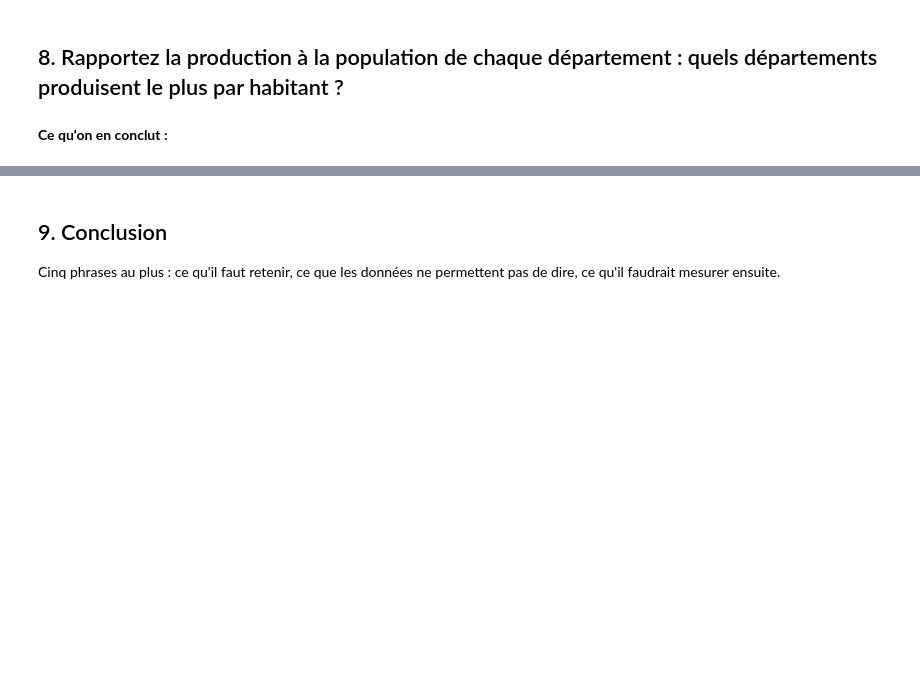
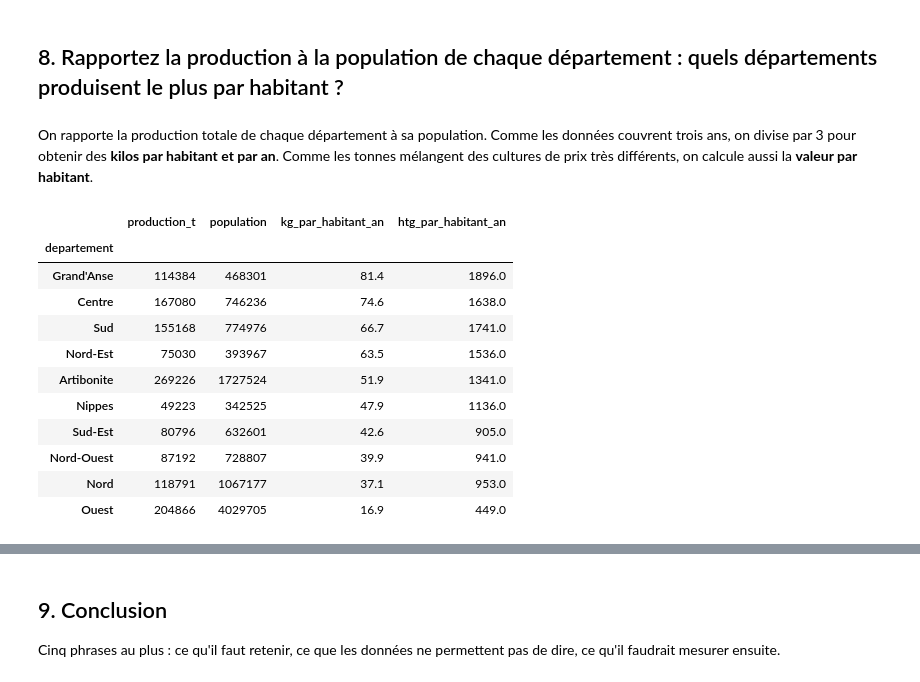
Before and after one commit to josilwilensky8-rgb/projet-data-recoltes, a Jupyter notebook: exploration.ipynb, the cells around one changed output, grey strips where cells are left out. Saved outputs shown, nothing was run; the diff lists cells and outputs as text; code cells hidden in the pictures; blank space fills up the shorter version.

```diff
--- a/exploration.ipynb
+++ b/exploration.ipynb
@@ -531,5 +531,29 @@ comparaison.round(1)
 **Ce qu'on en conclut :** entre 2023 et 2025, le **riz** (+19 %), le **sorgho** (+18 %) et la **banane** (+8 %) progressent. L'**igname** recule fortement (−32 %), suivie du haricot (−12 %), du maïs (−11 %) et du pois congo (−4 %). Le recul de l'igname ne vient pas de mauvais rendements, presque stables (−1 %), mais des surfaces plantées (−31 %) : c'est un choix des agriculteurs, pas un effet du climat. La hausse du riz vient surtout de meilleurs rendements (+14 %). À périmètre constant, chaque culture garde le même sens d'évolution, mais la hausse du sorgho (+9 %) et la baisse du haricot (−4 %) sont plus modestes : une partie de leur écart venait des récoltes manquantes en 2023.
 # %% [markdown]
 ## 8. Rapportez la production à la population de chaque département : quels départements produisent le plus par habitant ?
-# %% [markdown]
-**Ce qu'on en conclut :**
+# %% [markdown]
+On rapporte la production totale de chaque département à sa population. Comme les données couvrent trois ans, on divise par 3 pour obtenir des **kilos par habitant et par an**. Comme les tonnes mélangent des cultures de prix très différents, on calcule aussi la **valeur par habitant**.
+# %%
+nb_annees = complet["annee"].nunique()
+par_departement = complet.groupby("departement").agg(
+    production_t=("production_t", "sum"),
+    valeur_htg=("valeur_htg", "sum"),
+    population=("population", "first"),
+)
+par_departement["kg_par_habitant_an"] = (par_departement["production_t"] * 1000 / par_departement["population"] / nb_annees).round(1)
+par_departement["htg_par_habitant_an"] = (par_departement["valeur_htg"] / par_departement["population"] / nb_annees).round(0)
+par_departement = par_departement.sort_values("kg_par_habitant_an", ascending=False)
+par_departement.drop(columns="valeur_htg")
+# %% [output]
+|  | production_t | population | kg_par_habitant_an | htg_par_habitant_an |
+| departement |  |  |  |  |
+| Grand'Anse | 114384 | 468301 | 81.4 | 1896.0 |
+| Centre | 167080 | 746236 | 74.6 | 1638.0 |
+| Sud | 155168 | 774976 | 66.7 | 1741.0 |
+| Nord-Est | 75030 | 393967 | 63.5 | 1536.0 |
+| Artibonite | 269226 | 1727524 | 51.9 | 1341.0 |
+| Nippes | 49223 | 342525 | 47.9 | 1136.0 |
+| Sud-Est | 80796 | 632601 | 42.6 | 905.0 |
+| Nord-Ouest | 87192 | 728807 | 39.9 | 941.0 |
+| Nord | 118791 | 1067177 | 37.1 | 953.0 |
+| Ouest | 204866 | 4029705 | 16.9 | 449.0 |
```
Also changed, not shown: parts of 2 cells of this notebook.
